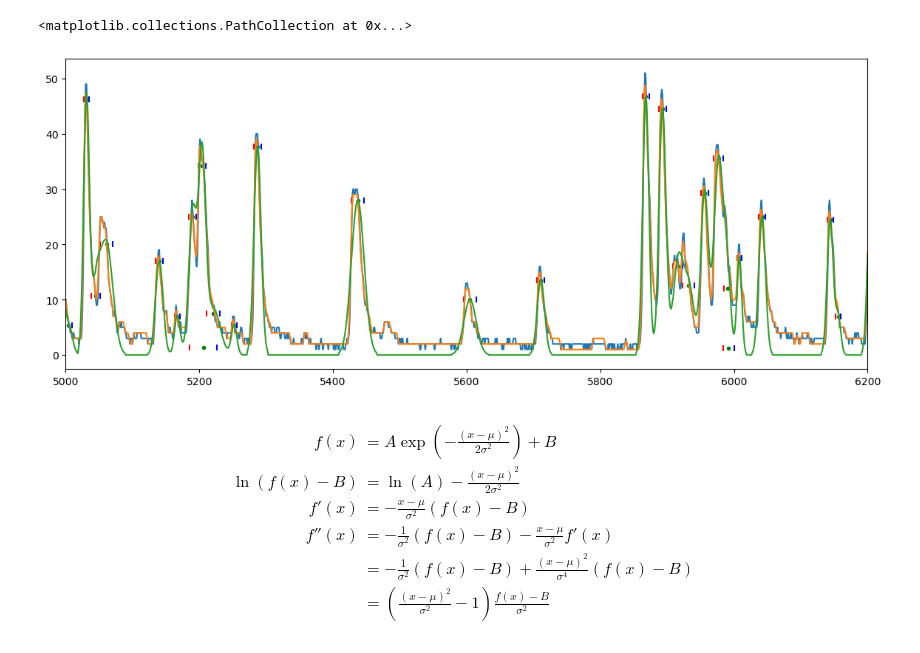
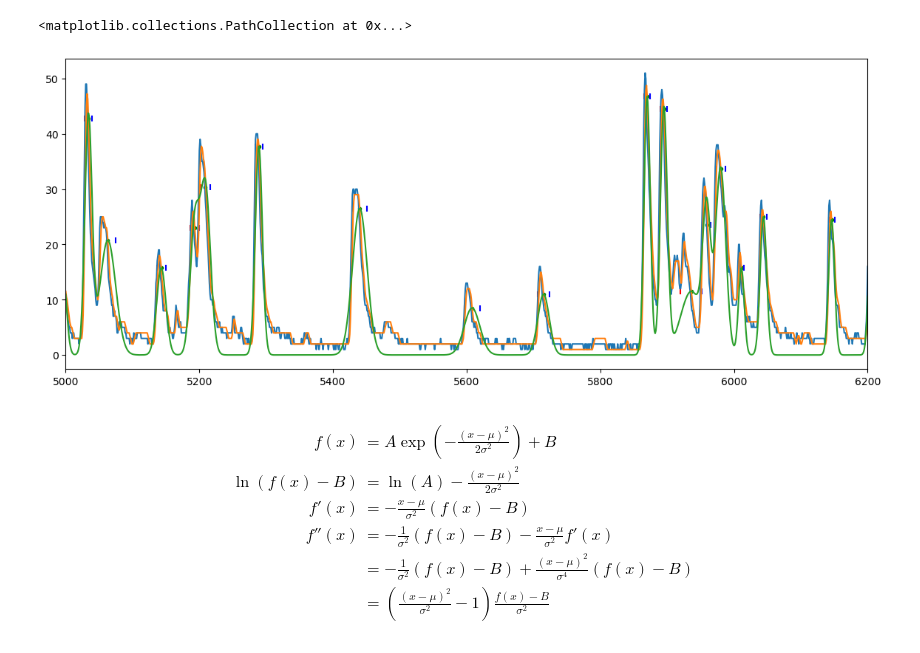
Before and after one commit to Modularius/supermusr-data-pipeline, a Jupyter notebook: trace-to-dsp-events/jupyter.ipynb, the cells around one changed output. Cells and saved outputs as stored; diff of their text form; code cells hidden in the pictures.

```diff
--- a/trace-to-dsp-events/jupyter.ipynb
+++ b/trace-to-dsp-events/jupyter.ipynb
@@ -40,35 +40,35 @@ def get_event_file(filename, I):
     return (x,y,x1,x2)
 
 
 
 I = (5000,6200)
 
 (x,y) = get_trace_file('Saves/output_baselined.csv',I)
 plt.figure(figsize = (14,12))
 plt.subplot(2,1,1)
 plt.xlim(I)
 plt.plot(x,y)
 
 (x,y) = get_trace_file('Saves/output_smoothed.csv',I)
 plt.subplot(2,1,1)
 plt.xlim(I)
 plt.plot(x,y)
 
 (x,y) = get_trace_file('Saves/output_simulated.csv',I)
 plt.subplot(2,1,1)
 plt.xlim(I)
 plt.plot(x,y)
 
 
-(x4,y4,x14,x24) = get_event_file('Saves/output_pulse.csv',I)
+(x4,y4,x14,x24) = get_event_file('Saves/output_pulses.csv',I)
 plt.subplot(2,1,1)
 plt.xlim(I)
 plt.scatter(x14,y4,marker='|',color='r')
 plt.scatter(x4,y4,marker='.',color='g')
 plt.scatter(x24,y4,marker='|',color='b')
 # %% [output]
 <matplotlib.collections.PathCollection at 0x...>
-[figure, old version]
+[figure, new version]
 # %%
 f = open('trace2.csv')
 vals = [int(e) for e in f.readline().split(',')[:-1]]
```
Also changed, not shown: 37 other files.
